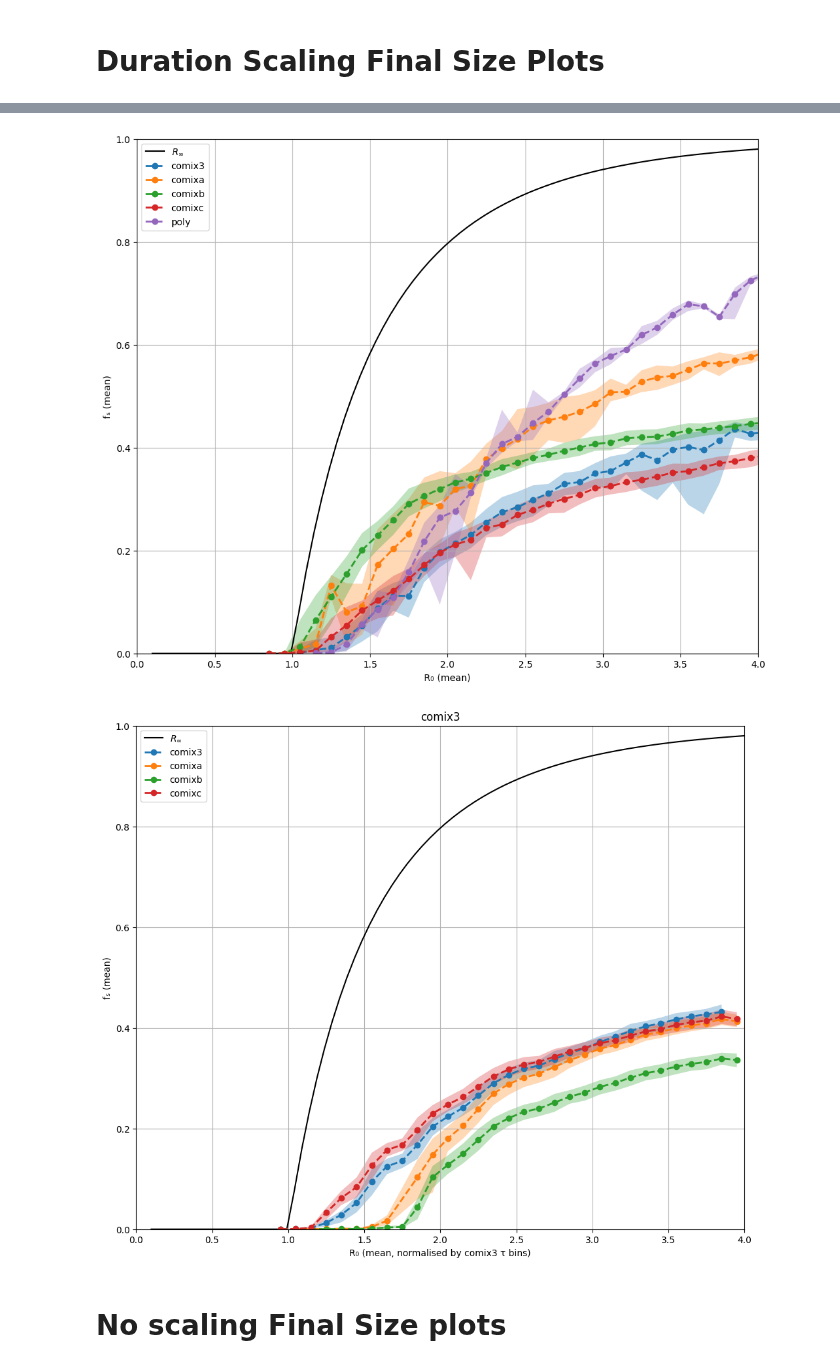
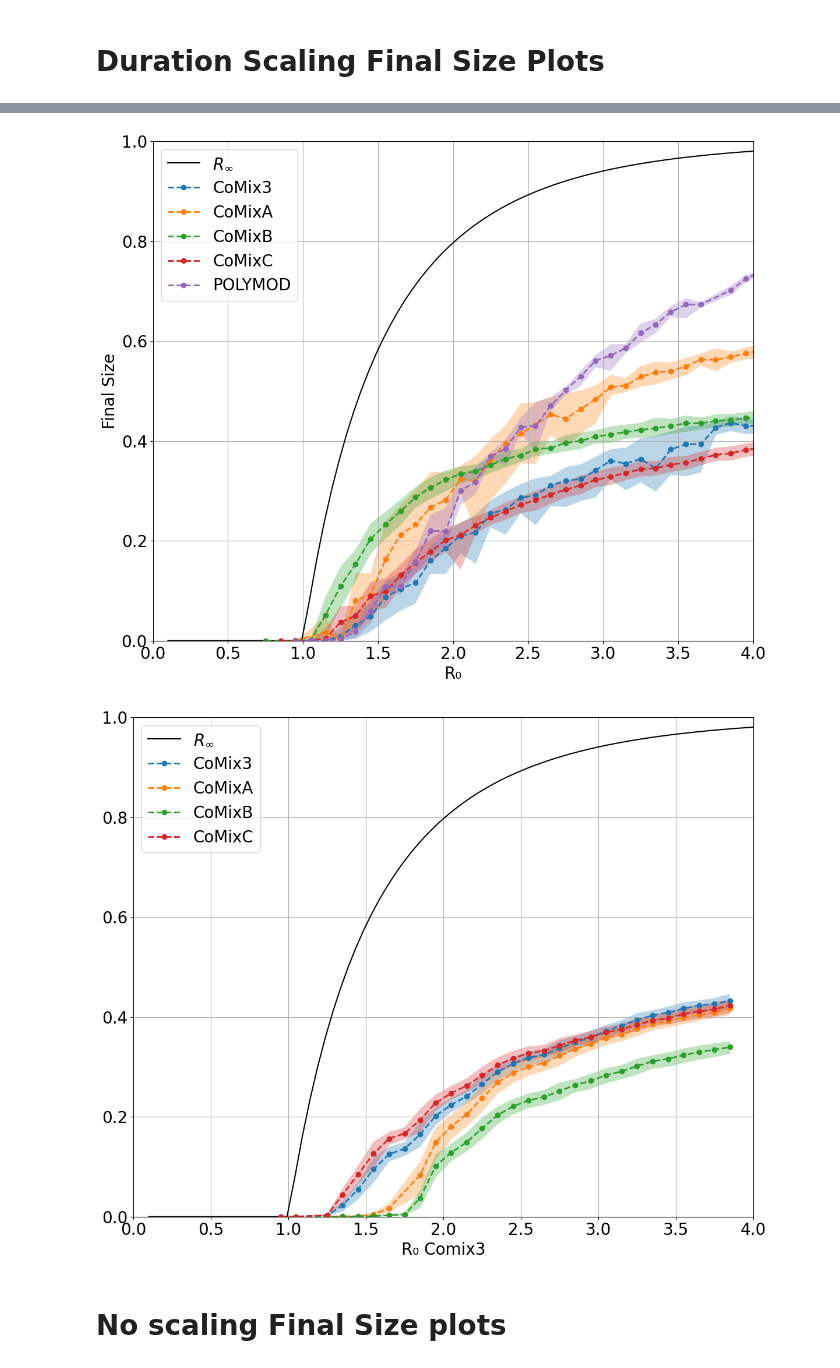
Before and after one commit to LukeMurrayKearney/Data-Driven-Networks-Code, a Jupyter notebook: duration+ages/beta_choices.ipynb, the cells around one changed output, grey strips where cells are left out. Cells and saved outputs as stored; diff of their text form; code cells hidden in the pictures.

```diff
--- a/duration+ages/beta_choices.ipynb
+++ b/duration+ages/beta_choices.ipynb
@@ -89,7 +89,7 @@ bucket_labels = ['0-4', '5-11', '12-17', '18-29', '30-39', '40-49', '50-59', '60
 duration_labels = ['0-5 mins', '5-15 mins', '15-60 mins', '1-4 hours', '4+ hours']
 
 compare = {}
-num_network = 220
+num_network = 240
 for data in datas:
     res = {'taus': [], 'fs': [], 'r0': [], 'r02': [], 'r03': [], 'r04': [], 'r05': [], 'r06': [], 'r07': [], 'r08': []}
     for k in range(num_network):
@@ -335,16 +335,19 @@ def final_size_array(R0_array):
 R0_vals = np.linspace(0.1, 5, 100)
 Z_vals = final_size_array(R0_vals)
 
+plt.rcParams.update({'font.size': 20})
 plt.figure(figsize=(12,10))
 plt.plot(R0_vals, Z_vals, 'k', label=r'$R_\infty$')
 
 bin_edges = np.arange(0, 4.2, 0.1)
 bin_centers = (bin_edges[:-1] + bin_edges[1:]) / 2
 
+data_names = ['CoMix3','CoMixA','CoMixB','CoMixC','POLYMOD']
+
 with open(f'seir_sims/together/fs.json', 'r') as f:
     compare = json.load(f)
 
-for key in compare.keys():
+for key_idx, key in enumerate(compare.keys()):
     fs_vals = [[] for _ in bin_centers]
     taus, r0, r02, r03, fs = compare[key]
     r03_mean = [np.mean([b for b in a if b>0]) if len(a) > 0 else np.nan for a in r03]
@@ -368,14 +371,16 @@ for key in compare.keys():
     ci_lower = np.array(ci_lower)[~np.isnan(ci_lower)]
     ci_upper = np.array(ci_upper)[~np.isnan(ci_upper)]
 
-    plt.plot(bin_centers_tmp, fs_mean, 'o--', label=key, linewidth=2)
+    plt.plot(bin_centers_tmp, fs_mean, 'o--', label=data_names[key_idx], linewidth=2)
     plt.fill_between(bin_centers_tmp, ci_lower, ci_upper, alpha=0.3)
-plt.xlabel("R₀ (mean)")
-plt.ylabel("fₛ (mean)")
+plt.xlabel("R₀")
+plt.ylabel("Final Size")
 plt.xlim(0, 4)
 plt.ylim(0, 1)
 plt.grid(True)
 plt.legend()
+plt.tight_layout()
+plt.savefig(f'figs/sim_out/fs_vs_r0.pdf')
 plt.show()
 
 
@@ -399,46 +404,48 @@ for ref_key in ref_keys:
     plt.figure(figsize=(12,10))
     plt.plot(R0_vals, Z_vals, 'k', label=r'$R_\infty$')
 
-    for key in compare.keys():
+    for key_idx, key in enumerate(compare.keys()):
         if key == 'poly':
             continue
         taus, r0, r02, r03, fs = compare[key]
         fs_vals = [[] for _ in bin_centers]
 
         for tau_idx, tau_sim in enumerate([a for a in r03 if len(a) > 0]):
             tau_value = taus[tau_idx]
             for bin_idx, tau_range in enumerate(tau_bins):
                 if np.isnan(tau_range[0]):
                     continue
                 if tau_range[0] <= tau_value <= tau_range[1]:
                     fs_vals[bin_idx].extend(fs[tau_idx])
                     break
 
         fs_mean = [np.mean(a) if len(a) > 0 else np.nan for a in fs_vals]
         fs_vals = [[b for b in a if b > fs_mean[idx]/2 and b < fs_mean[idx]*2] for idx, a in enumerate(fs_vals)]
         fs_mean = [np.mean(a) if len(a) > 0 else np.nan for a in fs_vals]
         ci_lower = [np.percentile(a, 5) if len(a) > 0 else np.nan for a in fs_vals]
         ci_upper = [np.percentile(a, 95) if len(a) > 0 else np.nan for a in fs_vals]
 
         bin_centers_tmp = bin_centers[~np.isnan(fs_mean)]
         fs_mean = np.array(fs_mean)[~np.isnan(fs_mean)]
         ci_lower = np.array(ci_lower)[~np.isnan(ci_lower)]
         ci_upper = np.array(ci_upper)[~np.isnan(ci_upper)]
 
-        plt.plot(bin_centers_tmp, fs_mean, 'o--', label=key, linewidth=2)
+        plt.plot(bin_centers_tmp, fs_mean, 'o--', label=data_names[key_idx], linewidth=2)
         plt.fill_between(bin_centers_tmp, ci_lower, ci_upper, alpha=0.3)
 
-    plt.title(f'{ref_key}')
-    plt.xlabel("R₀ (mean, normalised by comix3 τ bins)")
-    plt.ylabel("fₛ (mean)")
+    # plt.title(f'{ref_key}')
+    plt.xlabel("R₀ Comix3")
+    # plt.ylabel("Final Size")
     plt.xlim(0, 4)
     plt.ylim(0, 1)
     plt.grid(True)
     plt.legend()
+    plt.tight_layout()
+    plt.savefig(f'figs/sim_out/fs_vs_r0_{ref_key}.pdf')
     plt.show()
 # %% [output]
-[figure, old version]
+[figure, new version]
-[figure, old version]
+[figure, new version]
 # %% [markdown]
 # No scaling Final Size plots
 # %%
```
Also changed, not shown: parts of 3 cells of this notebook, 6 other files.
